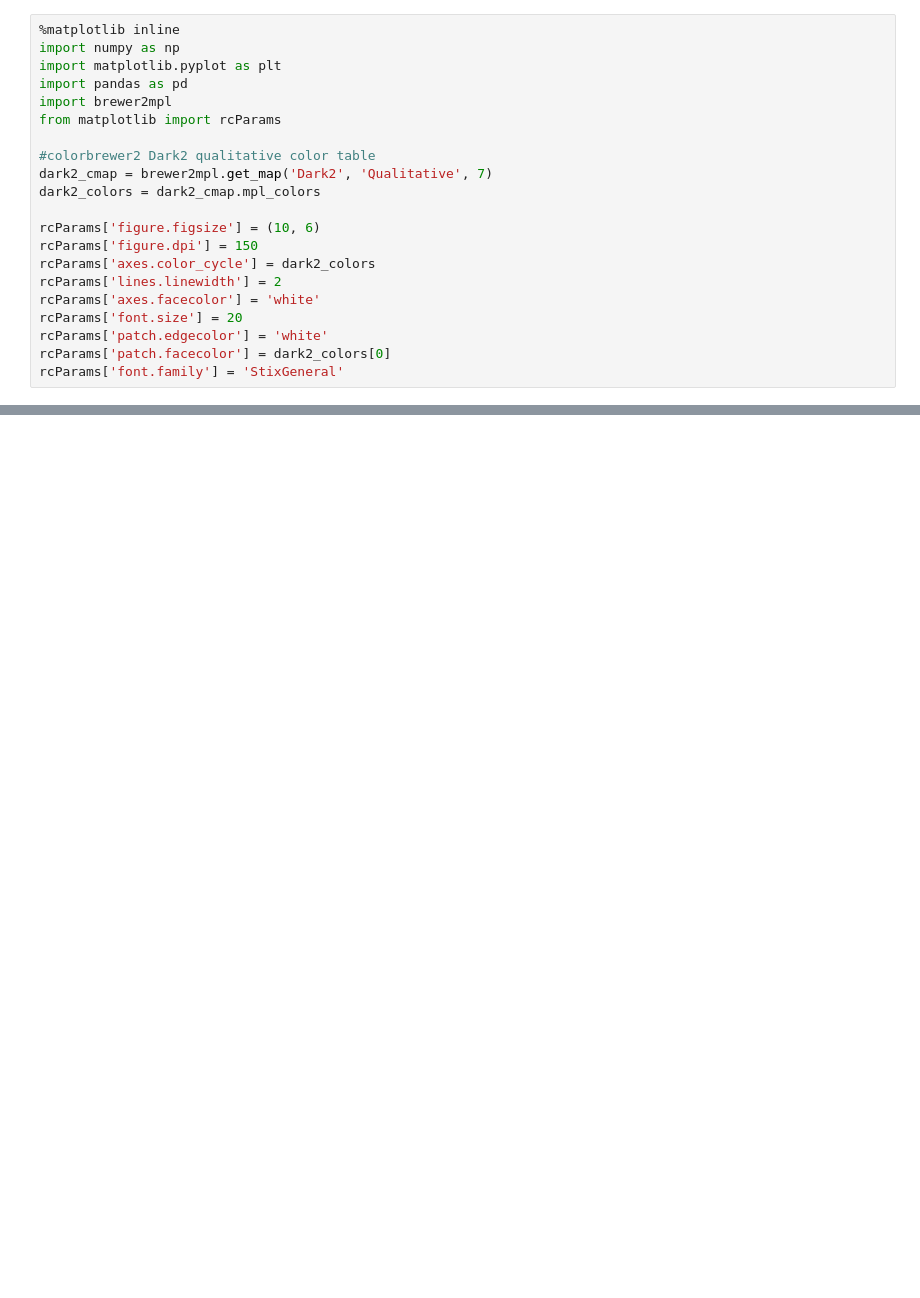
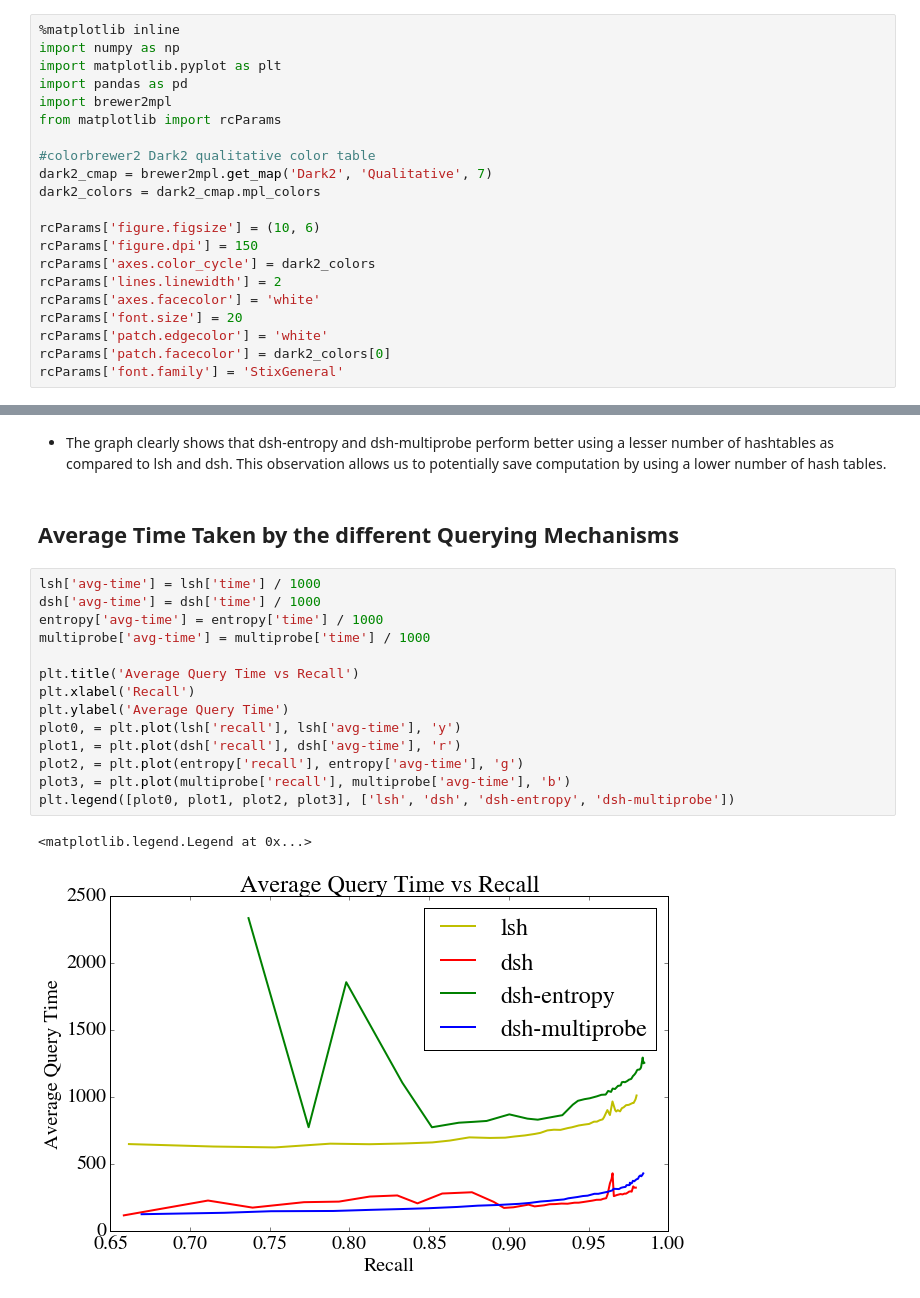
Before and after one commit to srijanshetty/data-sensitive-hashing, a Jupyter notebook: results/Analysis.ipynb, the cells around one changed output, grey strips where cells are left out. Drawn from its saved outputs; the diff is of its cells as text; blank space fills up the shorter version.

```diff
--- a/results/Analysis.ipynb
+++ b/results/Analysis.ipynb
@@ -49,0 +52,21 @@ entropy['avg-time'] = entropy['time'] / 1000
+# %% [markdown]
+- The graph clearly shows that dsh-entropy and dsh-multiprobe perform better using a lesser number of hashtables as compared to lsh and dsh. This observation allows us to potentially save computation by using a lower number of hash tables.
+# %% [markdown]
+## Average Time Taken by the different Querying Mechanisms
+# %%
+lsh['avg-time'] = lsh['time'] / 1000
+dsh['avg-time'] = dsh['time'] / 1000
+entropy['avg-time'] = entropy['time'] / 1000
+multiprobe['avg-time'] = multiprobe['time'] / 1000
+
+plt.title('Average Query Time vs Recall')
+plt.xlabel('Recall')
+plt.ylabel('Average Query Time')
+plot0, = plt.plot(lsh['recall'], lsh['avg-time'], 'y')
+plot1, = plt.plot(dsh['recall'], dsh['avg-time'], 'r')
+plot2, = plt.plot(entropy['recall'], entropy['avg-time'], 'g')
+plot3, = plt.plot(multiprobe['recall'], multiprobe['avg-time'], 'b')
+plt.legend([plot0, plot1, plot2, plot3], ['lsh', 'dsh', 'dsh-entropy', 'dsh-multiprobe'])
+# %% [output]
+<matplotlib.legend.Legend at 0x...>
+[figure, added]
```
Also changed, not shown: parts of 16 cells of this notebook, 1 other file.
